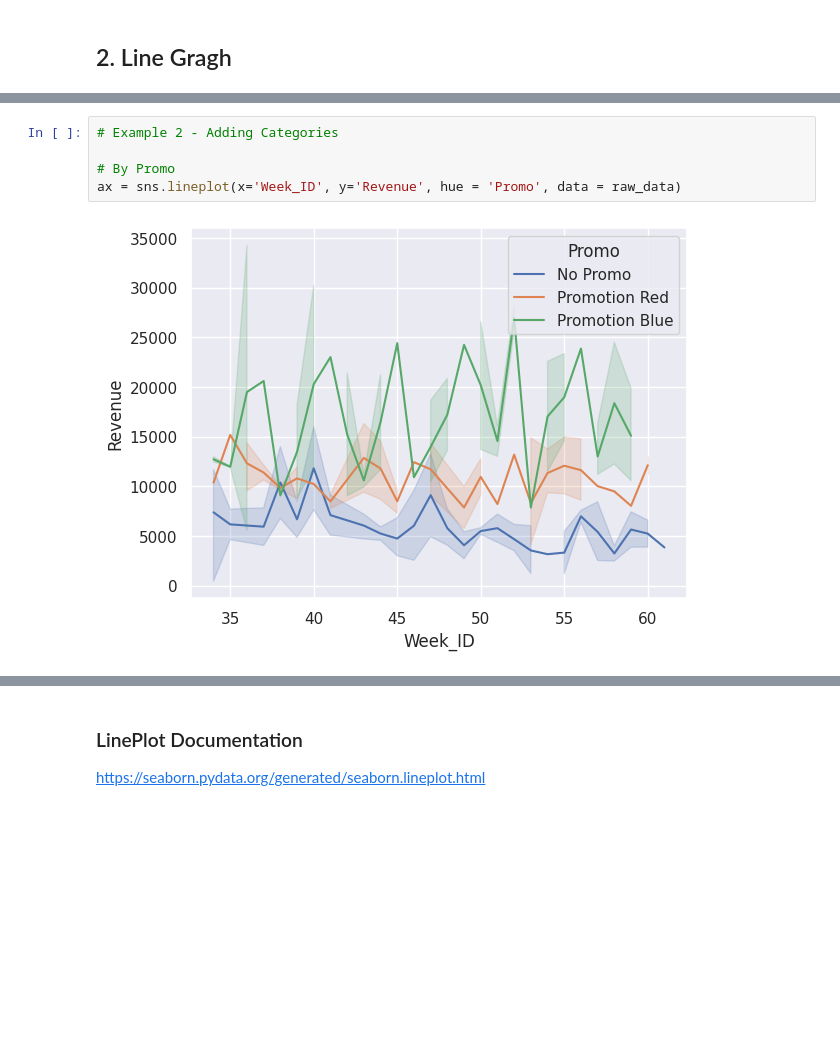
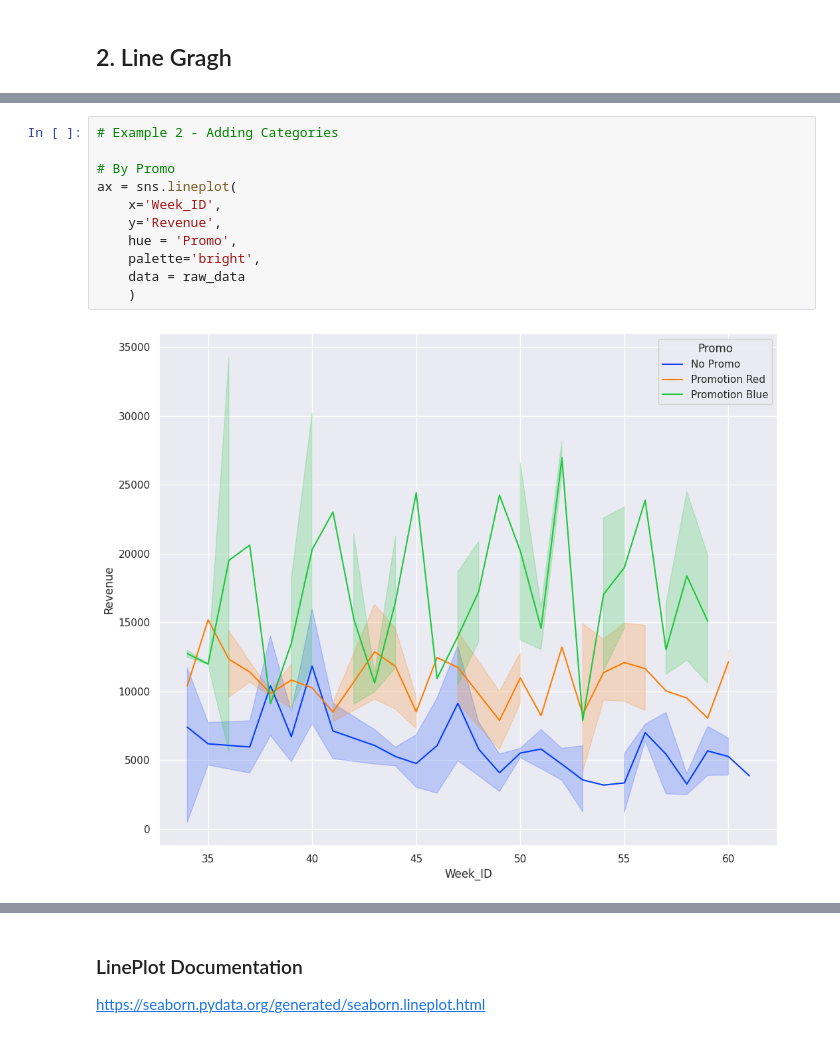
Before and after one commit to thugge254/Seaborn-Made-Easy-Learn-to-Visualize-with-Python, a Jupyter notebook: Mastering_Data_Visualization_with_Seaborn_A_Beginner’s_Guide.ipynb, the cells around one changed output, grey strips where cells are left out. Saved outputs shown, nothing was run; the diff lists cells and outputs as text; blank space fills up the shorter version.

```diff
--- a/Mastering_Data_Visualization_with_Seaborn_A_Beginner’s_Guide.ipynb
+++ b/Mastering_Data_Visualization_with_Seaborn_A_Beginner’s_Guide.ipynb
@@ -145,10 +150,16 @@ ax = sns.lineplot(x='Week_ID', y='Revenue', data = raw_data)
 # %%
 # Example 2 - Adding Categories
 
 # By Promo
-ax = sns.lineplot(x='Week_ID', y='Revenue', hue = 'Promo', data = raw_data)
+ax = sns.lineplot(
+    x='Week_ID',
+    y='Revenue',
+    hue = 'Promo',
+    palette='bright',
+    data = raw_data
+    )
 # %% [output]
-[figure, old version]
+[figure, new version]
 # %%
 # set figure size
 sns.set(rc={'figure.figsize':(12,10)})
```
Also changed, not shown: parts of 16 cells of this notebook.
